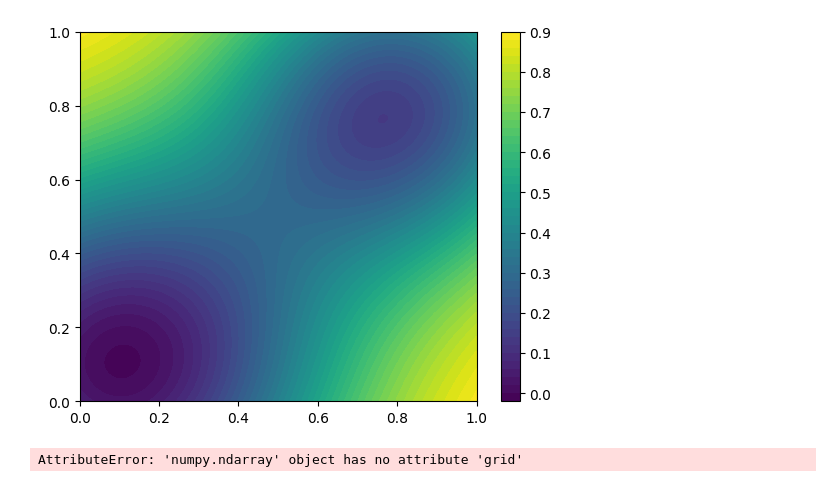
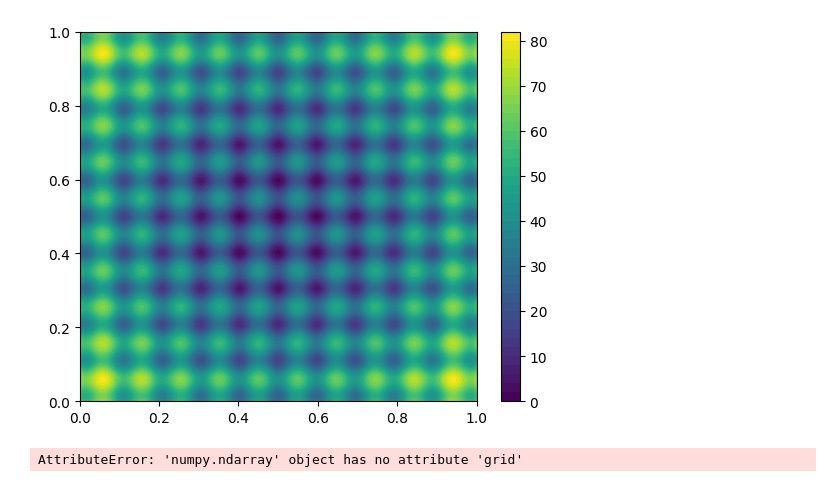
Before and after one commit to roman-ellerbrock/pyQuTree, a Jupyter notebook: examples/tensor_rank_cross.ipynb, the cells around one changed output. Saved outputs shown, nothing was run; the diff lists cells and outputs as text; code cells hidden in the pictures.

```diff
--- a/examples/tensor_rank_cross.ipynb
+++ b/examples/tensor_rank_cross.ipynb
@@ -112,24 +115,24 @@ Total number calls: 880
 # %%
 import numpy as np
 import matplotlib.pyplot as plt
 from qutree.benchmark_functions import *
 
 x = np.linspace(-0, 1, 400)
 y = np.linspace(-0, 1, 400)
 X, Y = np.meshgrid(x, y)
-f = double_minimum_exp
+f = rastigrin
 
 Z = np.zeros_like(X)
 for i in range(X.shape[0]):
     for j in range(X.shape[1]):
         Z[i, j] = f(np.array([X[i, j], Y[i, j]]))
 
 plt.figure()
 plt.contourf(X, Y, Z, levels=50)
 plt.colorbar()
 plt.show()
 # %% [output]
-[figure, old version]
+[figure, new version]
 # %%
 from scipy.optimize import minimize
 
```
Also changed, not shown: parts of 3 cells of this notebook, 3 other files.
